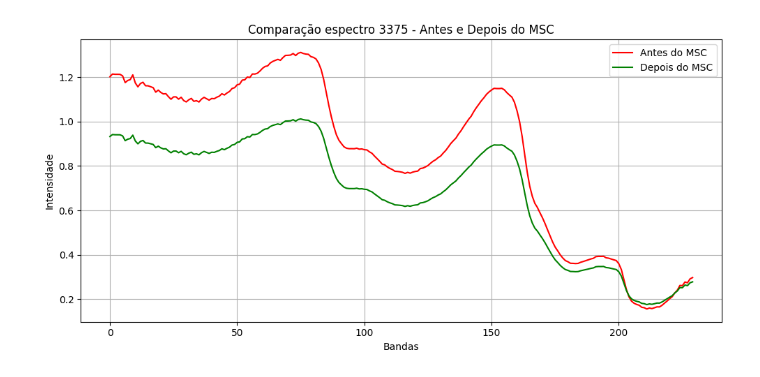
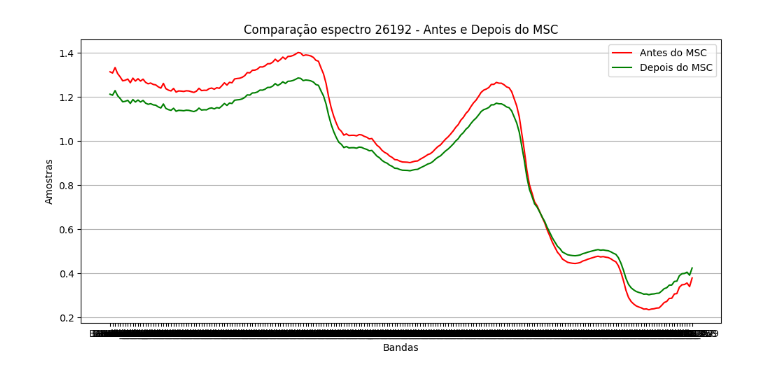
Before and after one commit to jeffersonfelex/hsi-swir-bacteria-xgboost, a Jupyter notebook: notebooks/correction_msc.ipynb, the cells around one changed output. Cells and saved outputs as stored; diff of their text form; code cells hidden in the pictures.

```diff
--- a/notebooks/correction_msc.ipynb
+++ b/notebooks/correction_msc.ipynb
@@ -7,6 +7,18 @@ from sklearn.linear_model import LinearRegression
+# %%
+output_dir = "/mnt/c/Users/jefferson.faria/Documents/GitHub/ic-2025/ETL/data_processed/dados_convertidos_mat_para_csv.csv"
+output_path = os.path.join(output_dir, "dados_corregidos_msc.csv")
 # %%
-df = pd.read_csv(r'C:\Users\jefferson.faria\Documents\GitHub\ic-2025\ETL\data_processed\data_samples_processed.csv')
+df = pd.read_csv(output_dir)
 data = df.values
 # %%
-output_dir = "./ETL/data_processed/"
-output_path = os.path.join(output_dir, "data_samples_correction_msc.csv")
+espectro_referencia = np.mean(data, axis=0).reshape(-1, 1)
+bandas_corrigidas = np.zeros_like(data)
+
+for i in range(data.shape[0]):
+    amostra = data[i, :].reshape(-1, 1)
+    modelo = LinearRegression().fit(espectro_referencia, amostra)
+    inclinacao = modelo.coef_[0][0]
+    intercepto = modelo.intercept_[0]
+    bandas_corrigidas[i, :] = (data[i, :] - intercepto) / inclinacao
+
+df_corrigido = pd.DataFrame(bandas_corrigidas, columns=df.columns)
@@ -25,14 +25,16 @@ for i in range(data.shape[0]):
 # %%
 idx = np.random.randint(0, data.shape[0])
 plt.figure(figsize=(10, 5))
-plt.plot(data[idx], label="Antes do MSC", color="red", linewidth=1.5)
-plt.plot(dados_corrigidos[idx], label="Depois do MSC", color="green", linewidth=1.5)
+
+plt.plot(data[idx], label="Antes do MSC", color="red")
+plt.plot(df_corrigido.iloc[idx], label="Depois do MSC", color="green")
+
 plt.title(f"Comparação espectro {idx} - Antes e Depois do MSC")
 plt.xlabel("Bandas")
-plt.ylabel("Intensidade")
+plt.ylabel("Amostras")
 plt.legend()
-plt.grid(True)
+plt.grid(axis='y')
 plt.tight_layout()
 plt.show()
 # %% [output]
-[figure, old version]
+[figure, new version]
```
Also changed, not shown: parts of 3 cells of this notebook, 19 other files.
